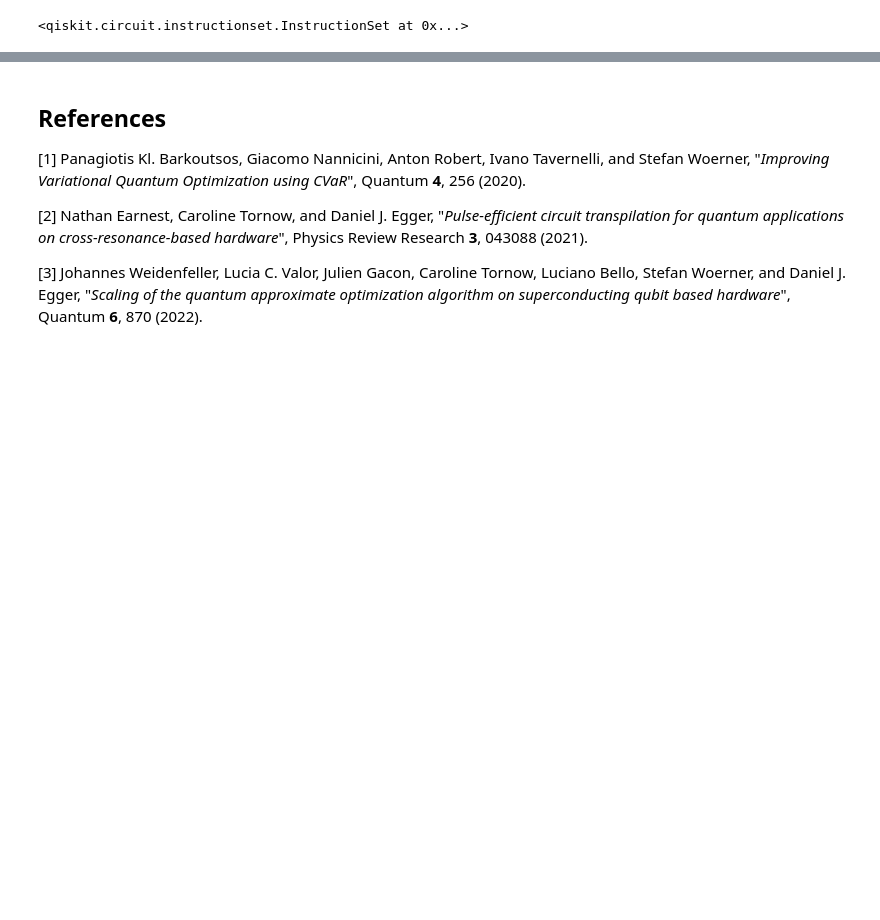
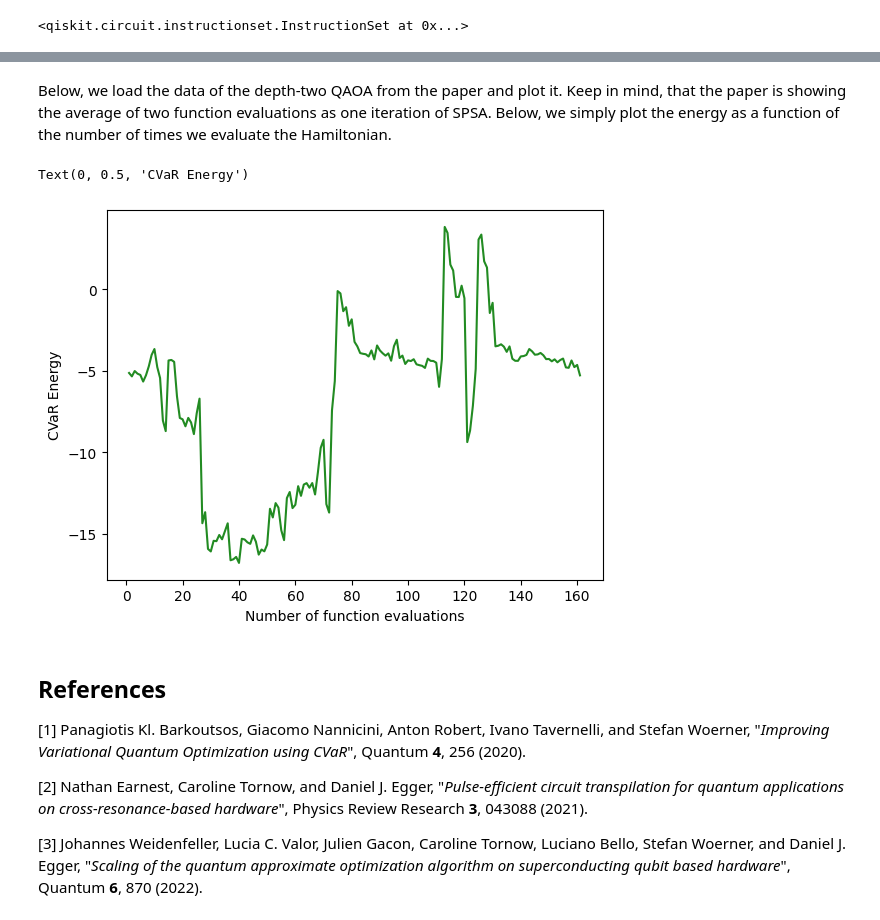
Before and after one commit to qiskit-community/quantum-algorithms-benchmarks, a Jupyter notebook: optimization/problems/maxcut/27variables_heavyhex_1/solutions/solution_1/solution.ipynb, the cells around one changed output, grey strips where cells are left out. Saved outputs shown, nothing was run; the diff lists cells and outputs as text; code cells hidden in the pictures; blank space fills up the shorter version.

Commit message:
* Updated README, added csv data.

```diff
--- a/optimization/problems/maxcut/27variables_heavyhex_1/solutions/solution_1/solution.ipynb
+++ b/optimization/problems/maxcut/27variables_heavyhex_1/solutions/solution_1/solution.ipynb
@@ -72,6 +70,17 @@ transpile(pass_manager.run(circ), backend).draw("mpl")
 The problem shown above was executed on *ibmq_mumbai*, a cross-resonance based IBM Quantum system. With [CVaR aggregation](https://quantum-journal.org/papers/q-2020-04-20-256/) and [pulse-efficient transpilation](https://journals.aps.org/prresearch/abstract/10.1103/PhysRevResearch.3.043088) the system was able to find the maximum cut with a depth one and depth two QAOA. The detaisl are published in [Scaling of the quantum approximate optimization algorithm on superconducting qubit based hardware](https://quantum-journal.org/papers/q-2022-12-07-870/).
 
 ![image.png](attachment:image.png)
+# %% [markdown]
+Below, we load the data of the depth-two QAOA from the paper and plot it. Keep in mind, that the paper is showing the average of two function evaluations as one iteration of SPSA. Below, we simply plot the energy as a function of the number of times we evaluate the Hamiltonian.
+# %%
+data = np.genfromtxt('solution_1.csv', delimiter=',', names=True)
+# %%
+plt.plot(data["nfevs"], data["energy"], color="forestgreen")
+plt.xlabel("Number of function evaluations")
+plt.ylabel("CVaR Energy")
+# %% [output]
+Text(0, 0.5, 'CVaR Energy')
+[figure, added]
 # %% [markdown]
 ## References
 
```
Also changed, not shown: parts of 4 cells of this notebook, 4 other files.
